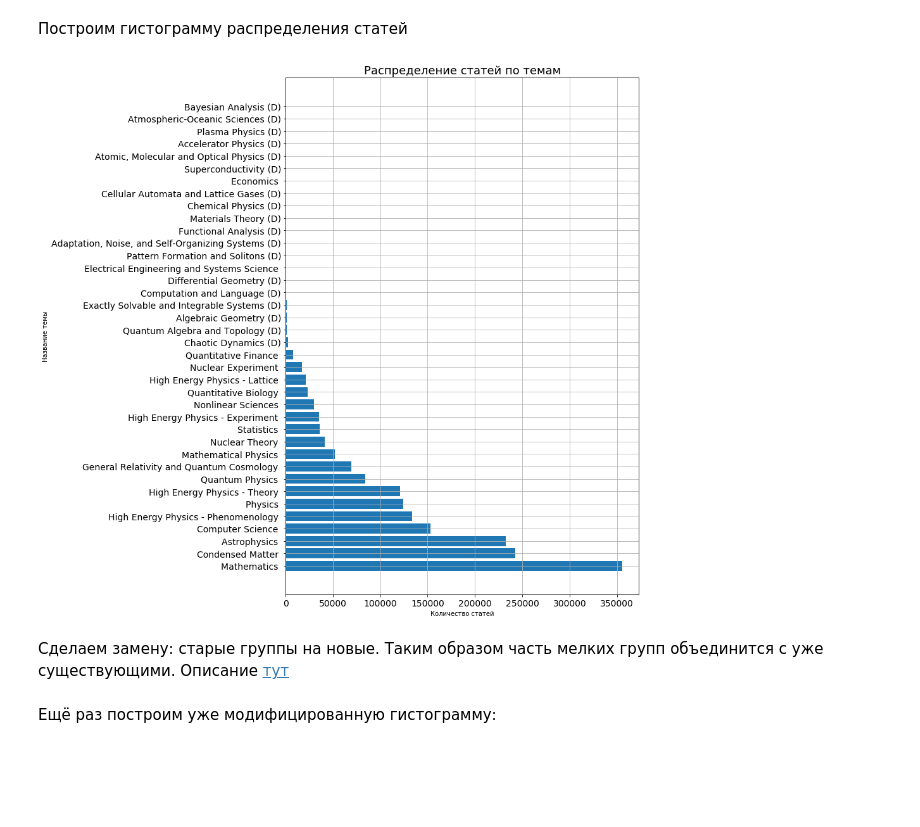
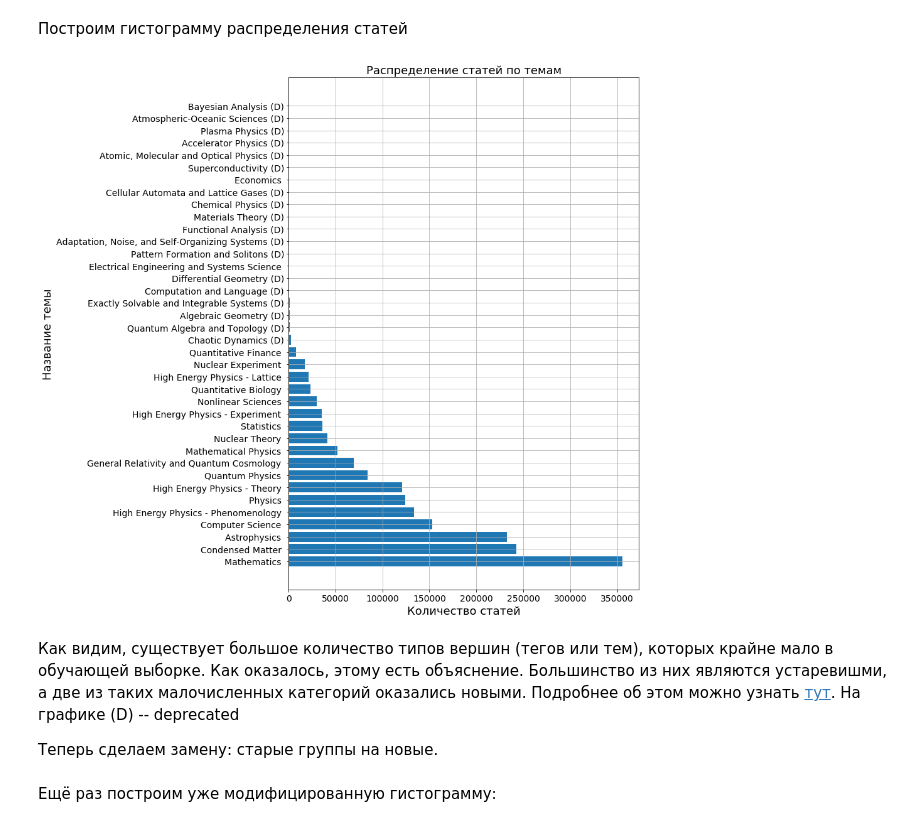
Before and after one commit to Hedgehogues/MSU_PZAD, a Jupyter notebook: HW-graph/Untitled.ipynb, the cells around one changed output. Drawn from its saved outputs; the diff is of its cells as text; code cells hidden in the pictures; blank space fills up the shorter version.

Commit message:
Добавлена новая часть исследования по графам

```diff
--- a/HW-graph/Untitled.ipynb
+++ b/HW-graph/Untitled.ipynb
@@ -63,13 +67,3 @@ repl_actuals = {l[:-1].split('(')[1][:l[:-1].split('(')[1].find(',')]:l[:-1].spl
 new_depr = {l[:-1].split('(')[1][:l[:-1].split('(')[1].find(',')]:l[:-1].split('(')[1][l[:-1].split('(')[1].find(',') + 16:] for l in deprecated if l[:-1].split('(')[0] != ''}
 # %% [markdown]
 Загружаем данные
-# %%
-docs = load_arxiv("paperscape-data-master/")
-
-tags = set([])
-for doc in docs:
-    tags = tags.union(docs[doc][ArxivTags.Tags])
-
-general_tags = set([])
-for doc in docs:
-    general_tags = general_tags.union(docs[doc][ArxivTags.GeneralTags])
@@ -78,27 +74,35 @@ for doc in docs:
 # %%
 count_themes = Counter()
 for doc in docs:
     for tag in docs[doc][ArxivTags.GeneralTags]:
         count_themes[tag] += 1
 
 items = sorted(list(count_themes.items()), key=lambda el: el[1])[::-1]
 h = [x[1] for x in items]
 names = [x[0] for x in items]
 names = [actuals[name] if name in actuals else name for name in names]
 names = [repl_actuals[name] if name in repl_actuals else name for name in names]
 pos = list(range(len(h)))
 plt.figure(figsize=(10, 15))
 plt.title('Распределение статей по темам', fontsize=18)
-plt.ylabel('Название темы')
-plt.xlabel('Количество статей')
+plt.ylabel('Название темы', fontsize=18)
+plt.xlabel('Количество статей', fontsize=18)
 plt.barh(pos, h)
 plt.yticks(pos, names, fontsize=14)
 plt.xticks(fontsize=14)
-plt.grid(True);
+plt.grid(True)
+
+del count_themes
+del items
+del names
+del pos
+del h
 # %% [output]
-[figure, old version]
+[figure, new version]
-# %% [markdown]
-Сделаем замену: старые группы на новые. Таким образом часть мелких групп объединится с уже существующими. Описание [тут](https://arxiv.org/archive/)
+# %% [markdown]
+Как видим, существует большое количество типов вершин (тегов или тем), которых крайне мало в обучающей выборке. Как оказалось, этому есть объяснение. Большинство из них являются устаревишми, а две из таких малочисленных категорий оказались новыми. Подробнее об этом можно узнать [тут](https://arxiv.org/archive/). На графике (D) -- deprecated
+
+Теперь сделаем замену: старые группы на новые.
 # %%
 for doc in docs:
     new_tags = set([])
```
Also changed, not shown: parts of 71 cells of this notebook.
